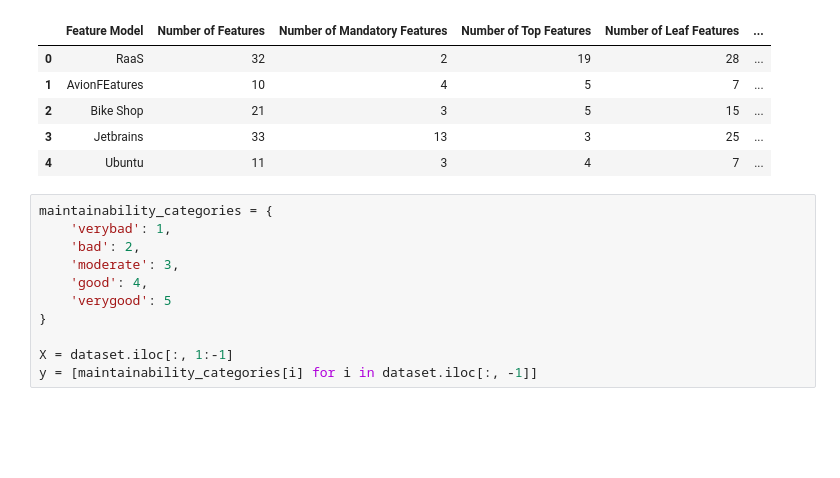
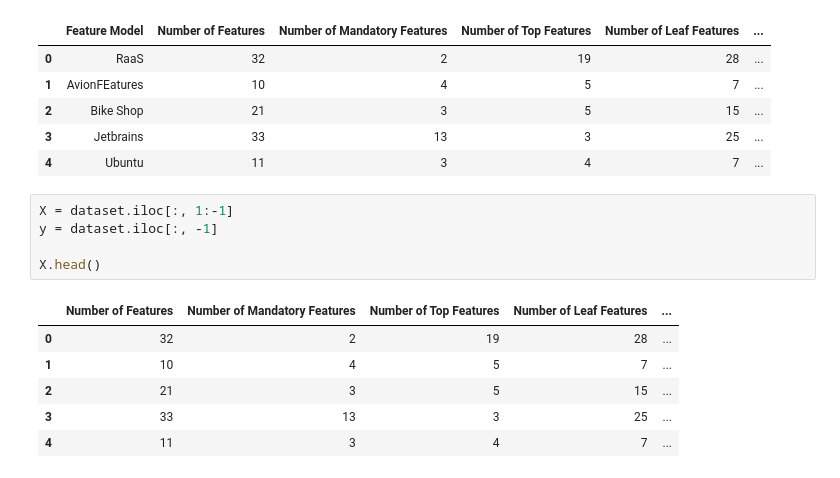
Before and after one commit to publiosilva/SPLC2021, a Jupyter notebook: notebooks/Decicion Tree.ipynb, the cells around one changed output. Cells and saved outputs as stored; diff of their text form; blank space fills up the shorter version.

```diff
--- a/notebooks/Decicion Tree.ipynb
+++ b/notebooks/Decicion Tree.ipynb
@@ -17,14 +19,15 @@ dataset.head()
 | 3 | Jetbrains | 33 | 13 | 3 | 25 | ... |
 | 4 | Ubuntu | 11 | 3 | 4 | 7 | ... |
 # %%
-maintainability_categories = {
-    'verybad': 1,
-    'bad': 2,
-    'moderate': 3,
-    'good': 4,
-    'verygood': 5
-}
+X = dataset.iloc[:, 1:-1]
+y = dataset.iloc[:, -1]
 
-X = dataset.iloc[:, 1:-1]
-y = [maintainability_categories[i] for i in dataset.iloc[:, -1]]
+X.head()
+# %% [output]
+|  | Number of Features | Number of Mandatory Features | Number of Top Features | Number of Leaf Features | ... |
+| 0 | 32 | 2 | 19 | 28 | ... |
+| 1 | 10 | 4 | 5 | 7 | ... |
+| 2 | 21 | 3 | 5 | 15 | ... |
+| 3 | 33 | 13 | 3 | 25 | ... |
+| 4 | 11 | 3 | 4 | 7 | ... |
 # %%
```
Also changed, not shown: parts of 8 cells of this notebook, 4 other files.
